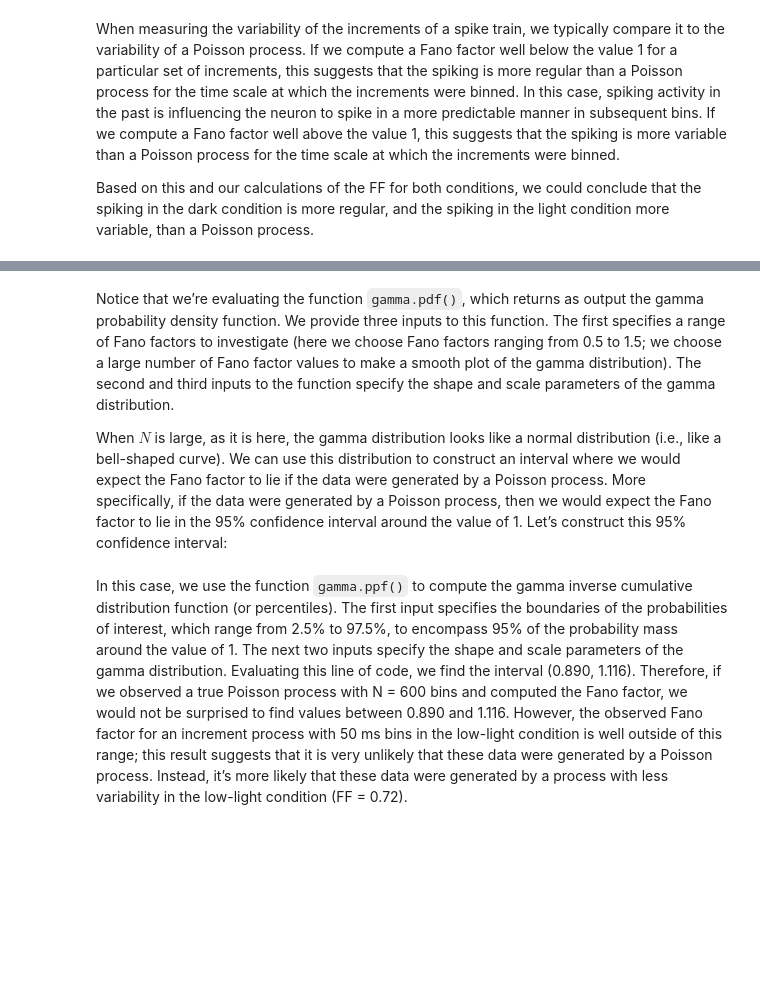
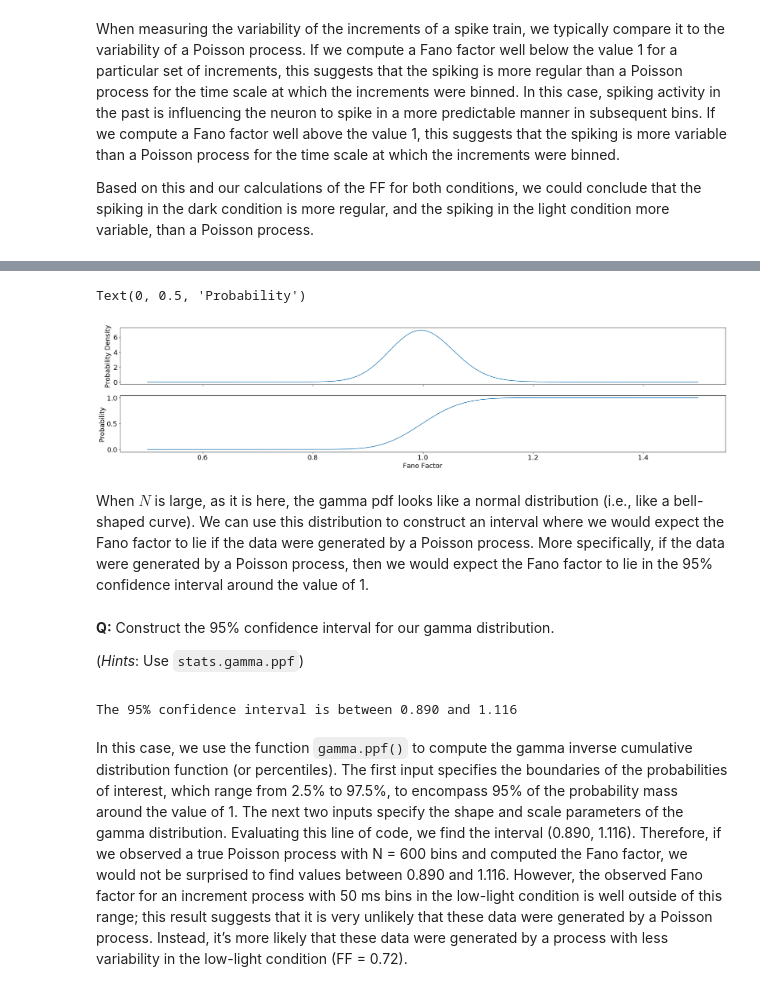
Before and after one commit to jaib1/Case-Studies-Python, a Jupyter notebook: content/08/basic-visualizations-and-descriptive-statistics-of-spike-train-data.ipynb, the cells around one changed output, grey strips where cells are left out. Drawn from its saved outputs; the diff is of its cells as text; code cells hidden in the pictures; blank space fills up the shorter version.

Commit message:
formatting

```diff
--- a/content/08/basic-visualizations-and-descriptive-statistics-of-spike-train-data.ipynb
+++ b/content/08/basic-visualizations-and-descriptive-statistics-of-spike-train-data.ipynb
@@ -54,15 +54,18 @@ Our data analysis begins with loading and visualizing the data.
 # Set-up
 
 # import required packages
+import scipy
 import scipy.io as sio
+import scipy.stats as stats
 import numpy as np
 import matplotlib.pyplot as plt
 from matplotlib import rcParams
 %matplotlib inline
 
-# set default figure size and with tight layout
+# set default figure size, tight layout, and font size
 rcParams['figure.figsize'] = (12,3)
 rcParams['figure.autolayout'] = True
+rcParams.update({'font.size': 18})
 
 # load data
 data = sio.loadmat('Ch8-spikes-1.mat')  # Load the ECoG data
@@ -503,4 +524,23 @@ show()
+# %%
+# Create sample distribution of FF values
+ff_dist = np.linspace(.5, 1.5, 1000)
+
+# Compute the shape and scale parameters, and create the gamma pdf and cdf
+N = bins.size;
+shape = (N-1) / 2
+scale = 2 / (N-1)
+y_pdf = stats.gamma.pdf(ff_dist, shape, scale=scale)
+y_cdf = stats.gamma.cdf(ff_dist, shape, scale=scale)
+
+# Plot the pdf and cdf
+fig6, ax6 = plt.subplots(nrows=2, ncols=1, sharex=True, figsize=(24,6))
+ax6[0].plot(ff_dist, y_pdf)
+ax6[1].plot(ff_dist, y_cdf)
+ax6[1].set_xlabel('Fano Factor')
+ax6[0].set_ylabel('Probability Density')
+ax6[1].set_ylabel('Probability')
+# %% [output]
+Text(0, 0.5, 'Probability')
+[figure, added]
 # %% [markdown]
-Notice that we’re evaluating the function `gamma.pdf()`, which returns as output the gamma probability density function. We provide three inputs to this function. The first specifies a range of Fano factors to investigate (here we choose Fano factors ranging from 0.5 to 1.5; we choose a large number of Fano factor values to make a smooth plot of the gamma distribution). The second and third inputs to the function specify the shape and scale parameters of the gamma distribution.
-
-When $N$ is large, as it is here, the gamma distribution looks like a normal distribution (i.e., like a bell-shaped curve). We can use this distribution to construct an interval where we would expect the Fano factor to lie if the data were generated by a Poisson process. More specifically, if the data were generated by a Poisson process, then we would expect the Fano factor to lie in the 95% confidence interval around the value of 1. Let’s construct this 95% confidence interval:
+When $N$ is large, as it is here, the gamma pdf looks like a normal distribution (i.e., like a bell-shaped curve). We can use this distribution to construct an interval where we would expect the Fano factor to lie if the data were generated by a Poisson process. More specifically, if the data were generated by a Poisson process, then we would expect the Fano factor to lie in the 95% confidence interval around the value of 1.
@@ -509,2 +547,15 @@ gamma.ppf([.025, .975], shape, scale=scale)
+# %% [markdown]
+<div class="question">
+
+**Q:** Construct the 95% confidence interval for our gamma distribution.
+
+(*Hints*: Use `stats.gamma.ppf`)
+
+</div>
+# %%
+ci = stats.gamma.ppf([.025, .975], shape, scale=scale)
+print('The 95% confidence interval is between {:.3f} and {:.3f}'.format(ci[0], ci[1]))
+# %% [output]
+The 95% confidence interval is between 0.890 and 1.116
 # %% [markdown]
 In this case, we use the function `gamma.ppf()` to compute the gamma inverse cumulative distribution function (or percentiles). The first input specifies the boundaries of the probabilities of interest, which range from 2.5% to 97.5%, to encompass 95% of the probability mass around the value of 1. The next two inputs specify the shape and scale parameters of the gamma distribution. Evaluating this line of code, we find the interval (0.890, 1.116). Therefore, if we observed a true Poisson process with N = 600 bins and computed the Fano factor, we would not be surprised to find values between 0.890 and 1.116. However, the observed Fano factor for an increment process with 50 ms bins in the low-light condition is well outside of this range; this result suggests that it is very unlikely that these data were generated by a Poisson process. Instead, it’s more likely that these data were generated by a process with less variability in the low-light condition (FF = 0.72).
```
Also changed, not shown: parts of 21 cells of this notebook.
